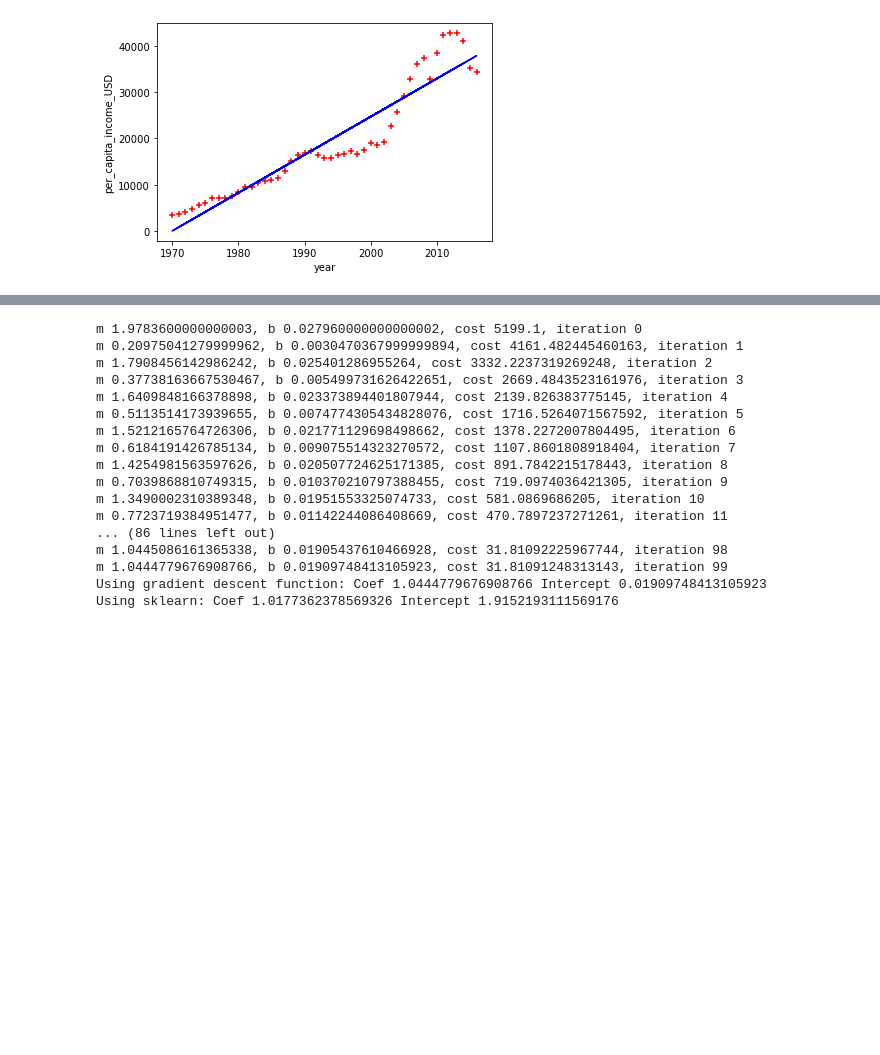
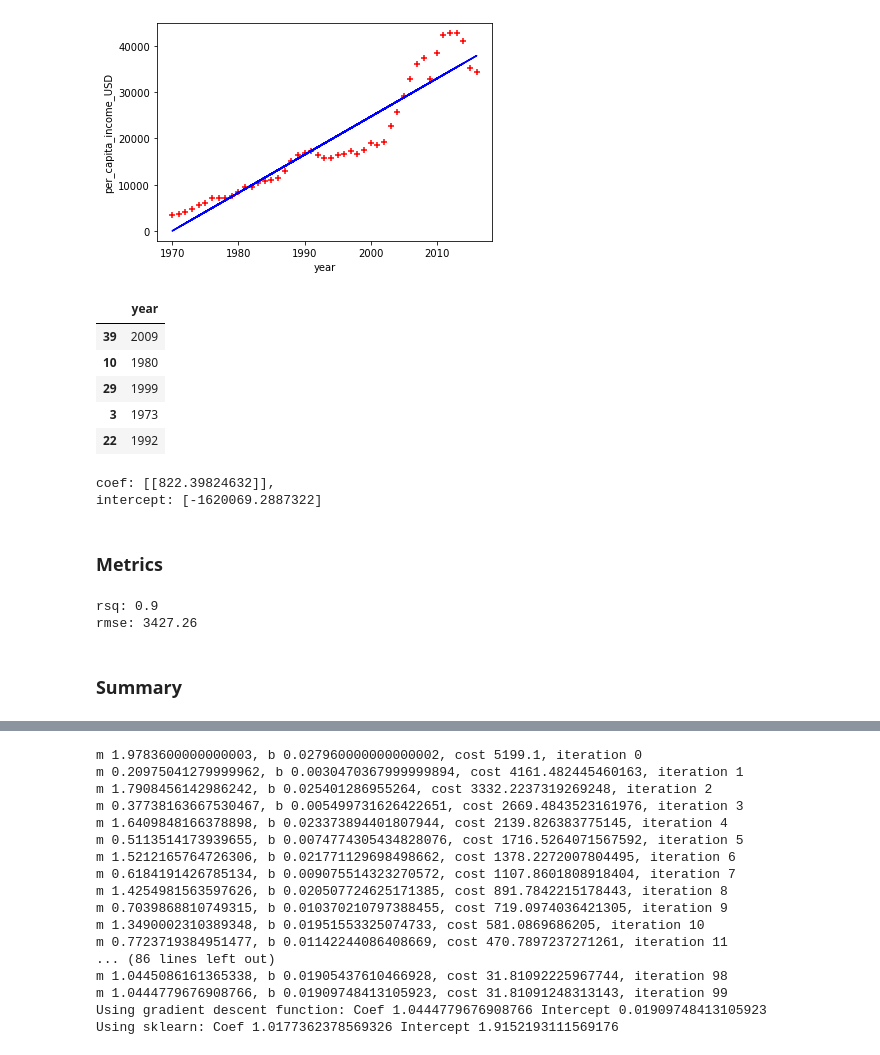
Before and after one commit to xf2235/pyhero, a Jupyter notebook: 2.lm_sv.ipynb, the cells around one changed output, grey strips where cells are left out. Cells and saved outputs as stored; diff of their text form; code cells hidden in the pictures; blank space fills up the shorter version.

```diff
--- a/2.lm_sv.ipynb
+++ b/2.lm_sv.ipynb
@@ -117,3 +184,35 @@ x test length: 12
 92.05%
 <class 'numpy.ndarray'>
 [figure]
+# %%
+from sklearn.model_selection import train_test_split
+X = cpci[['year']]
+y = cpci[['per_capita_income_USD']]
+X_train, X_test, y_train, y_test = train_test_split(X, y, train_size=0.8, random_state=23)
+X_train.head()
+# %% [output]
+|  | year |
+| 39 | 2009 |
+| 10 | 1980 |
+| 29 | 1999 |
+| 3 | 1973 |
+| 22 | 1992 |
+# %%
+from sklearn.linear_model import LinearRegression as LM
+reg = LM()
+reg.fit(X_train, y_train)
+print(f"coef: {reg.coef_}, \nintercept: {reg.intercept_}")
+# %% [output]
+coef: [[822.39824632]],
+intercept: [-1620069.2887322]
+# %% [markdown]
+### Metrics
+# %%
+from sklearn.metrics import mean_squared_error
+print('rsq:', round(reg.score(X_test, y_test), 2))
+print('rmse:', round(np.sqrt(mean_squared_error(y_test, reg.predict(X_test))), 2))
+# %% [output]
+rsq: 0.9
+rmse: 3427.26
+# %% [markdown]
+### Summary
```
Also changed, not shown: parts of 14 cells of this notebook.
